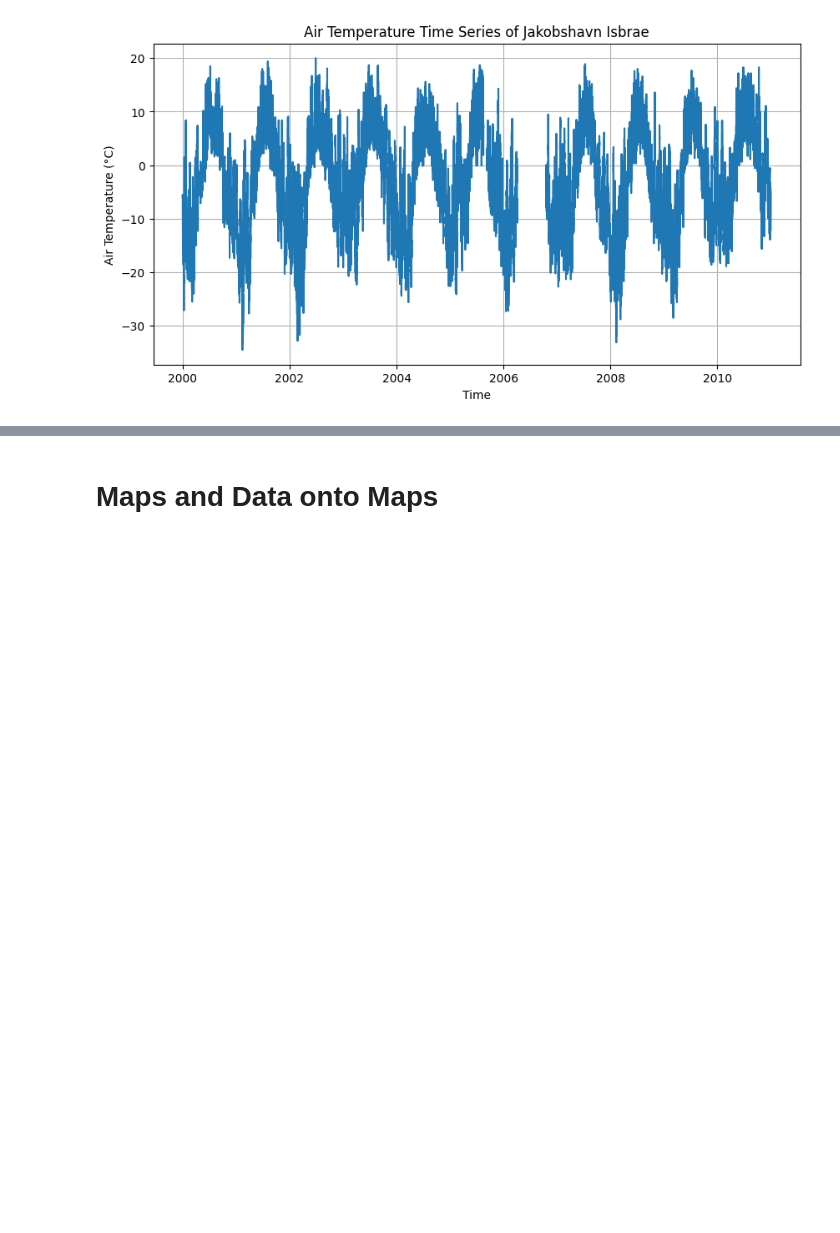
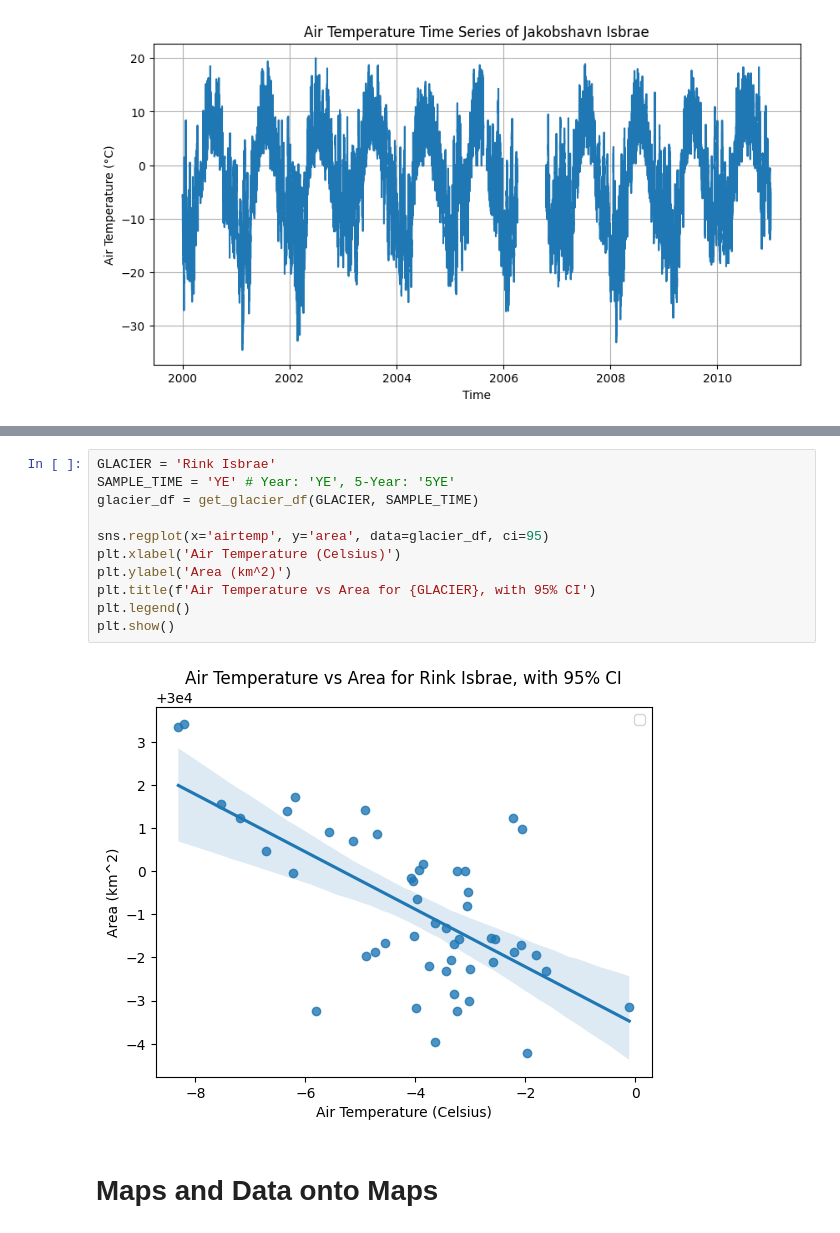
Before and after one commit to joelbarron06/ESDA2_Project, a Jupyter notebook: project_code.ipynb, the cells around one changed output, grey strips where cells are left out. Drawn from its saved outputs; the diff is of its cells as text; blank space fills up the shorter version.

```diff
--- a/project_code.ipynb
+++ b/project_code.ipynb
@@ -396,3 +396,16 @@ plt.show()
+# %%
+GLACIER = 'Rink Isbrae'
+SAMPLE_TIME = 'YE' # Year: 'YE', 5-Year: '5YE'
+glacier_df = get_glacier_df(GLACIER, SAMPLE_TIME)
+
+sns.regplot(x='airtemp', y='area', data=glacier_df, ci=95)
+plt.xlabel('Air Temperature (Celsius)')
+plt.ylabel('Area (km^2)')
+plt.title(f'Air Temperature vs Area for {GLACIER}, with 95% CI')
+plt.legend()
+plt.show()
+# %% [output]
+[figure, added]
 # %% [markdown]
 # Maps and Data onto Maps
 # %% [markdown]
```
Also changed, not shown: parts of 2 cells of this notebook.
